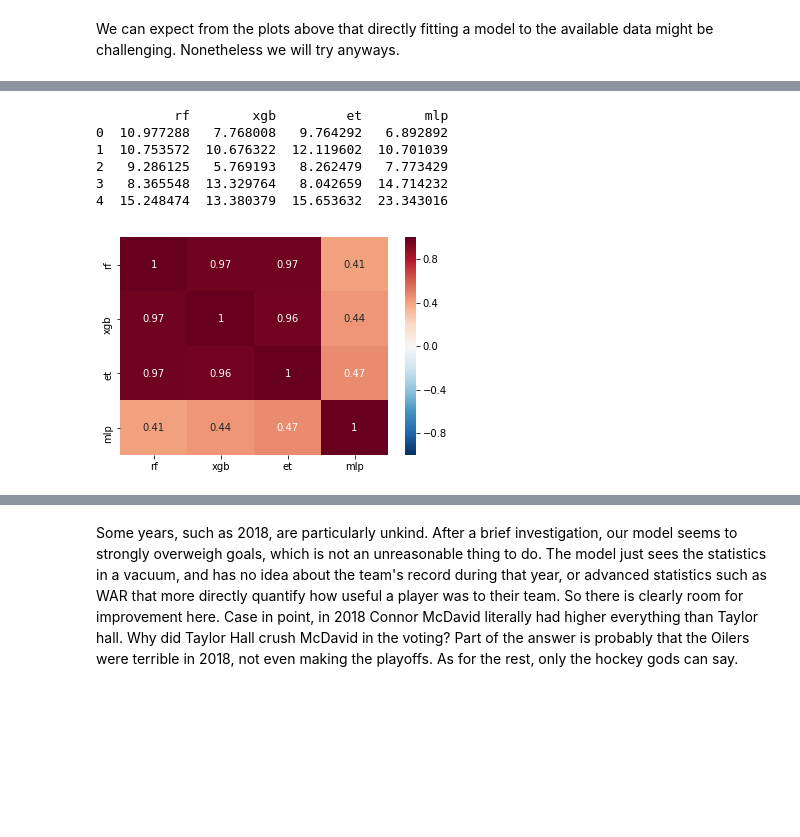
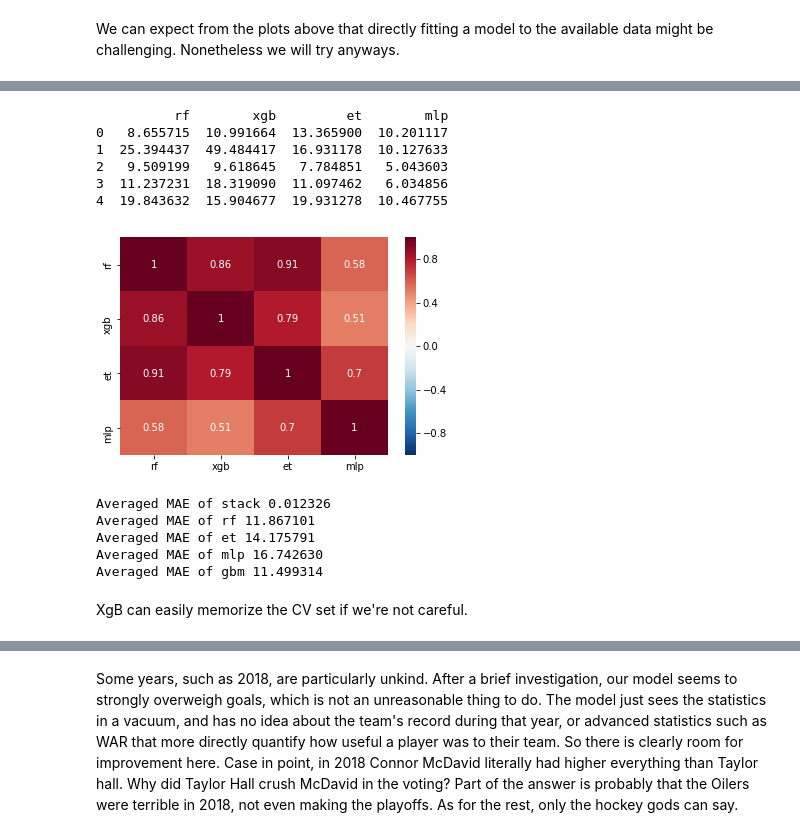
Before and after one commit to dbz10/NHL-Player-Awards, a Jupyter notebook: NHL MVP prediction.ipynb, the cells around one changed output, grey strips where cells are left out. Drawn from its saved outputs; the diff is of its cells as text; code cells hidden in the pictures; blank space fills up the shorter version.

```diff
--- a/NHL MVP prediction.ipynb
+++ b/NHL MVP prediction.ipynb
@@ -275,7 +277,7 @@ test=fd[fd["Year"] > target_yr]
 
 
 # Prepare a holdout of the train set to use for blending.
-base, holdout = train_test_split(train,test_size=0.1)
+base, cv = train_test_split(train,test_size=0.1)
 
 x_test = test[model_features]
 y_test = test.pct_of_vote
@@ -283,8 +285,8 @@ y_test = test.pct_of_vote
 x_base = base[model_features]
 y_base = base.pct_of_vote
 
-x_holdout = holdout[model_features]
-y_holdout = holdout.pct_of_vote
+x_cv = cv[model_features]
+y_cv = cv.pct_of_vote
 
 
 # x_base and y_base will be used to fit the base models
@@ -330,7 +332,7 @@ class SklearnWrapper(object):
 def get_base_predictions(clf):
 
     clf.train(x_base,y_base)
-    return clf.predict(x_holdout)
+    return clf.predict(x_cv)
 
 # Wrapper for xgboost from sklearn courtesy of https://www.kaggle.com/mmueller/stacking-starter
 class XgbWrapper(object):
@@ -354,17 +356,17 @@ class XgbWrapper(object):
 # Random Forest parameters
 et_params = {
     'n_jobs': -1,
-    'n_estimators': 200,
+    'n_estimators': 100,
     'max_features': 0.5,
-    'max_depth': 12,
+    'max_depth': 6,
     'min_samples_leaf': 2,
 }
 
 rf_params = {
     'n_jobs': -1,
-    'n_estimators': 200,
+    'n_estimators': 100,
     'max_features': 0.6,
-    'max_depth': 12,
+    'max_depth': 6,
     'min_samples_leaf': 2,
 }
 
@@ -373,7 +375,7 @@ rf_params = {
 gb_params = {
     'n_estimators': 100,
      'max_features': 0.2,
-    'max_depth': 5,
+    'max_depth': 4,
     'min_samples_leaf': 2,
     'verbose': 0
 }
@@ -404,30 +406,62 @@ et = SklearnWrapper(clf=ExtraTreesRegressor,seed=SEED,params=et_params)
 # %%
 # use XGBoost to blend the base models
 
-lvl1_predictions = pd.DataFrame()
+cv_predictions = pd.DataFrame()
 
-lvl1_predictions["rf"] = get_base_predictions(forest)
-lvl1_predictions["xgb"] = get_base_predictions(gbm)
-lvl1_predictions["et"] = get_base_predictions(et)
-lvl1_predictions["mlp"] = get_base_predictions(mlp)
-
+cv_predictions["rf"] = get_base_predictions(forest)
+cv_predictions["xgb"] = get_base_predictions(gbm)
+cv_predictions["et"] = get_base_predictions(et)
+cv_predictions["mlp"] = get_base_predictions(mlp)
+# cv_predictions["truth"] = np.array(y_cv)
 
 
 # look at correlation map of base predictions
 plt.figure()
-zz = lvl1_predictions.corr()
-sns.heatmap(zz,annot=True,cmap="RdBu_r",vmin=-1,vmax=1);
+z = cv_predictions.corr()
+sns.heatmap(z,annot=True,cmap="RdBu_r",vmin=-1,vmax=1);
 
 # the models are decently correlated with each other.
 # this is not ideal, but that's life
 
-print(lvl1_predictions.head())
+print(cv_predictions.head())
 # %% [output]
           rf        xgb         et        mlp
-0  10.977288   7.768008   9.764292   6.892892
-1  10.753572  10.676322  12.119602  10.701039
-2   9.286125   5.769193   8.262479   7.773429
-3   8.365548  13.329764   8.042659  14.714232
-4  15.248474  13.380379  15.653632  23.343016
+0   8.655715  10.991664  13.365900  10.201117
+1  25.394437  49.484417  16.931178  10.127633
+2   9.509199   9.618645   7.784851   5.043603
+3  11.237231  18.319090  11.097462   6.034856
+4  19.843632  15.904677  19.931278  10.467755
-[figure, old version]
+[figure, new version]
+# %%
+# train the ensemble
+xgb_params = {
+    'seed': 0,
+    'colsample_bytree': 0.7,
+    'silent': 1,
+    'subsample': 0.7,
+    'learning_rate': 0.3,
+    'max_depth': 5,
+    'num_parallel_tree': 1,
+    'min_child_weight': 1,
+    'eval_metric': 'mae',
+    'nrounds': 150,
+    'lambda': 1
+}
+
+stack = XgbWrapper(seed=SEED,params=xgb_params)
+
+stack.train(cv_predictions,y_cv)
+print("Averaged MAE of stack %f" % mean_absolute_error(stack.predict(cv_predictions),y_cv))
+print("Averaged MAE of rf %f" % mean_absolute_error(forest.predict(x_cv),y_cv))
+print("Averaged MAE of et %f" % mean_absolute_error(et.predict(x_cv),y_cv))
+print("Averaged MAE of mlp %f" % mean_absolute_error(mlp.predict(x_cv),y_cv))
+print("Averaged MAE of gbm %f" % mean_absolute_error(gbm.predict(x_cv),y_cv))
+# %% [output]
+Averaged MAE of stack 0.012326
+Averaged MAE of rf 11.867101
+Averaged MAE of et 14.175791
+Averaged MAE of mlp 16.742630
+Averaged MAE of gbm 11.499314
+# %% [markdown]
+XgB can easily memorize the CV set if we're not careful.
 # %%
```
Also changed, not shown: parts of 3 cells of this notebook.
